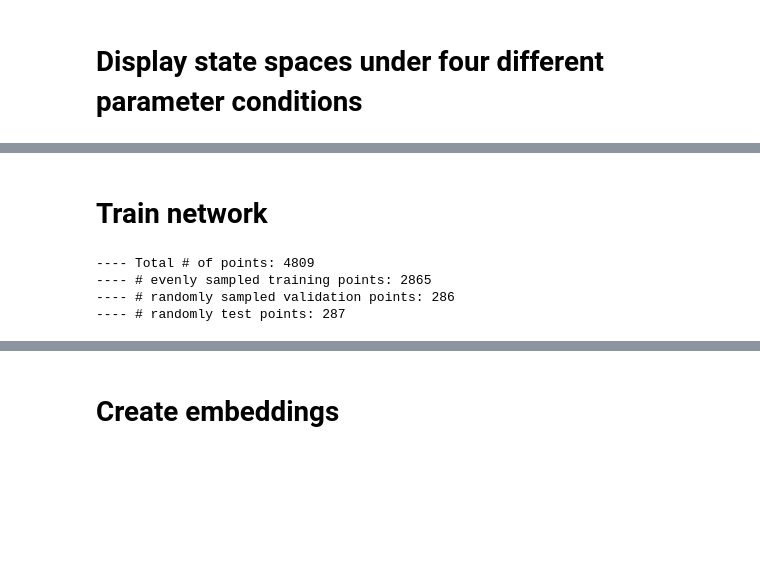
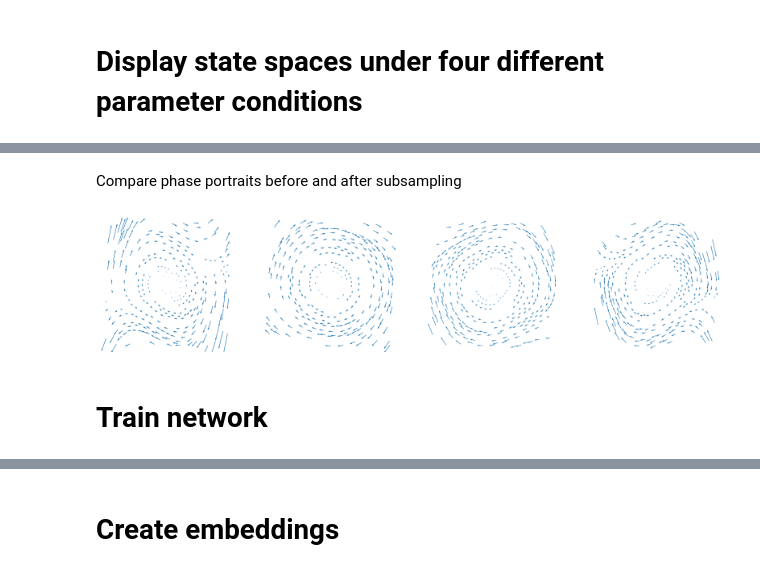
Before and after one commit to agosztolai/MARBLE, a Jupyter notebook: examples/ex_vanderpol.ipynb, the cells around one changed output, grey strips where cells are left out. Saved outputs shown, nothing was run; the diff lists cells and outputs as text; code cells hidden in the pictures; blank space fills up the shorter version.

```diff
--- a/examples/ex_vanderpol.ipynb
+++ b/examples/ex_vanderpol.ipynb
@@ -79,14 +85,20 @@ plot_phase_portrait(pos[-1], vel[-1], ax[3])
+# %% [markdown]
+Compare phase portraits before and after subsampling
+# %%
+fig, ax = plt.subplots(1,4, figsize=(20,5))
+
+plot_phase_portrait(pos_subsample[0], vel_subsample[0], ax[0])
+plot_phase_portrait(pos_subsample[n_steps//2-1], vel_subsample[n_steps//2-1], ax[1])
+plot_phase_portrait(pos_subsample[n_steps//2+1], vel_subsample[n_steps//2+1], ax[2])
+plot_phase_portrait(pos_subsample[-1], vel_subsample[-1], ax[3])
+# %% [output]
+[figure, added]
 # %% [markdown]
 # Train network
 # %%
-k=15
+k=10
 
-data = utils.construct_dataset(pos, features=vel, graph_type='cknn', k=k, stop_crit=0.02)
+data = utils.construct_dataset(pos_subsample, features=vel_subsample, graph_type='cknn', k=k)
-# %% [output]
----- Total # of points: 4809
----- # evenly sampled training points: 2865
----- # randomly sampled validation points: 286
----- # randomly test points: 287
 # %%
 import os
 os.environ["CUDA_DEVICE_ORDER"]="PCI_BUS_ID"
```
Also changed, not shown: parts of 13 cells of this notebook, 13 other files.
